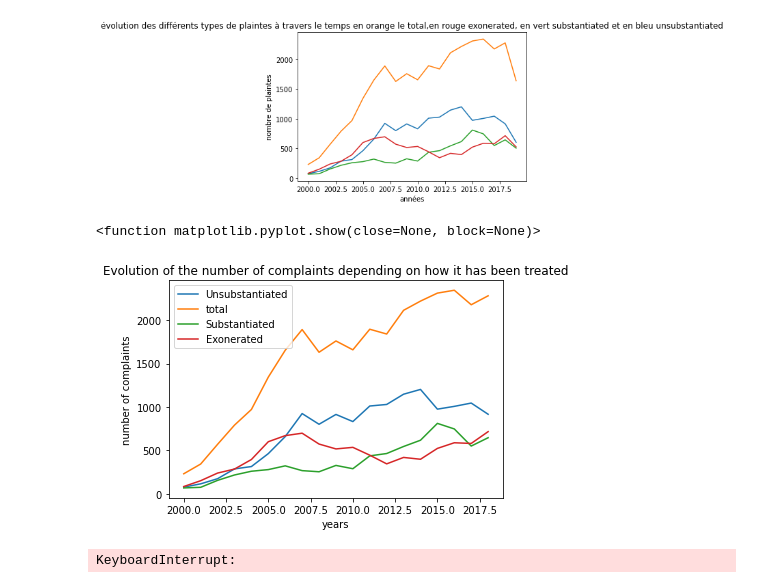
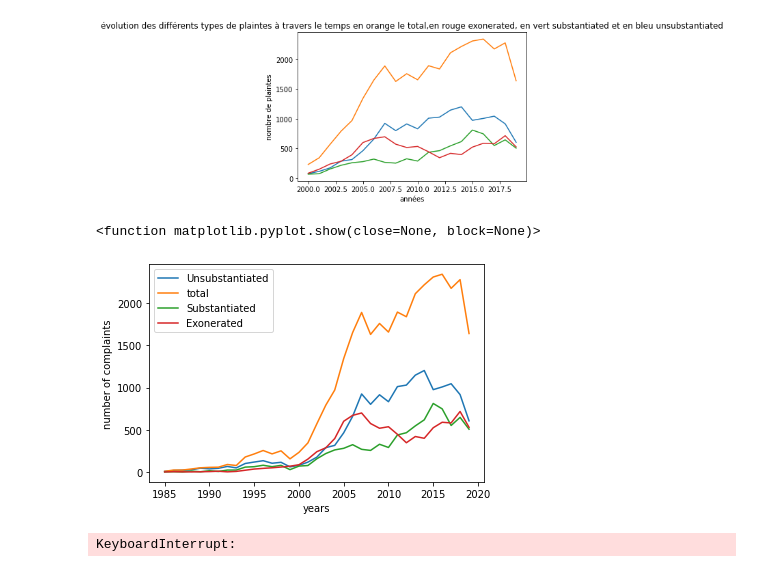
Before and after one commit to ndrettakis/Police-Misconduct-Stat-app, a Jupyter notebook: Stats desc.ipynb, the cells around one changed output. Saved outputs shown, nothing was run; the diff lists cells and outputs as text; code cells hidden in the pictures.

```diff
--- a/Stats desc.ipynb
+++ b/Stats desc.ipynb
@@ -90,9 +86,9 @@ list
 # %%
 list1 = []
-for i in range(19):
+for i in range(35):
     a = 0
     for k in range(33358):
-        if df['year_received'][k]==2000+i:
+        if df['year_received'][k]==1985+i:
             a = a + 1
     list1.append(a)
 list1
@@ -119,9 +113,9 @@ list1
 # %%
 list2 = []
-for i in range(19):
+for i in range(35):
     a = 0
     for k in range(33358):
-        if df['year_received'][k]==2000+i and df['board_disposition'][k]!='Unsubstantiated' and df['board_disposition'][k] != 'Exonerated':
+        if df['year_received'][k]==1985+i and df['board_disposition'][k]!='Unsubstantiated' and df['board_disposition'][k] != 'Exonerated':
             a = a + 1
     list2.append(a)
 list2
@@ -148,9 +140,9 @@ list2
 # %%
 list3 = []
-for i in range(19):
+for i in range(35):
     a = 0
     for k in range(33358):
-        if df['year_received'][k]==2000+i and df['board_disposition'][k] == 'Exonerated':
+        if df['year_received'][k]==1985+i and df['board_disposition'][k] == 'Exonerated':
             a = a + 1
     list3.append(a)
 list3
@@ -177,6 +167,6 @@ list3
 # %%
 list4 = []
-for i in range(19):
+for i in range(35):
     a = list[i] + list2[i] + list3[i]
     list4.append(a)
 print(list4)
@@ -208,21 +198,21 @@ print(list2)
 # %%
 x = list
 z = list1
 v = list2
 w = list3
-y = [2000+i for i in range(19)]
+y = [1985+i for i in range(35)]
 plt.plot(y,x, label = "Unsubstantiated")
 plt.plot(y,z, label = "total")
 plt.plot(y,v, label = "Substantiated")
 plt.plot(y,w, label = "Exonerated")
-plt.title("Evolution of the number of complaints depending on how it has been treated")
+#plt.title("Evolution of the number of complaints depending on how it has been treated")
 plt.xlabel("years")
 plt.ylabel("number of complaints")
 plt.legend()
 plt.show
 # %% [output]
 <function matplotlib.pyplot.show(close=None, block=None)>
-[figure, old version]
+[figure, new version]
 # %%
 #à ne pas regarder je le garde au cas où
 h = []
```
Also changed, not shown: parts of 6 cells of this notebook.
